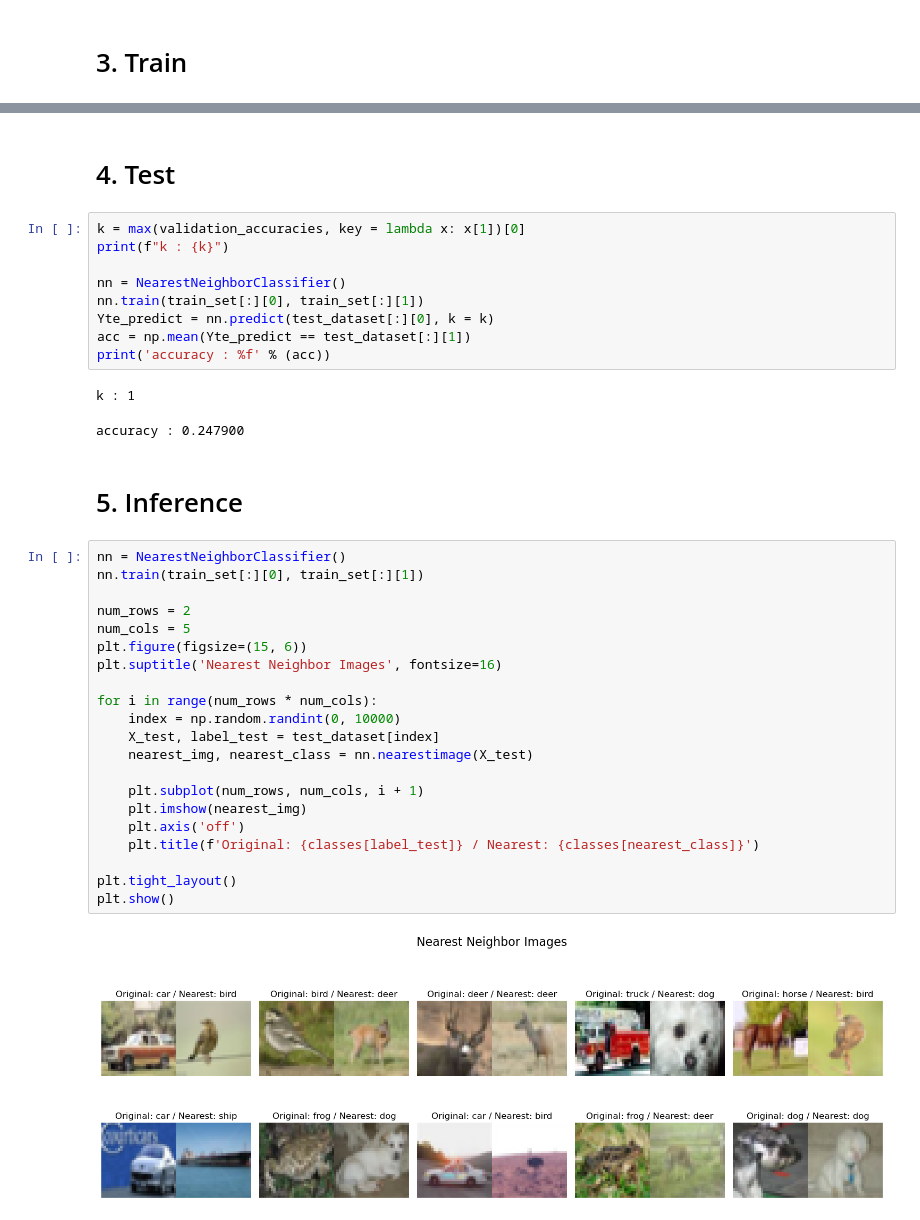
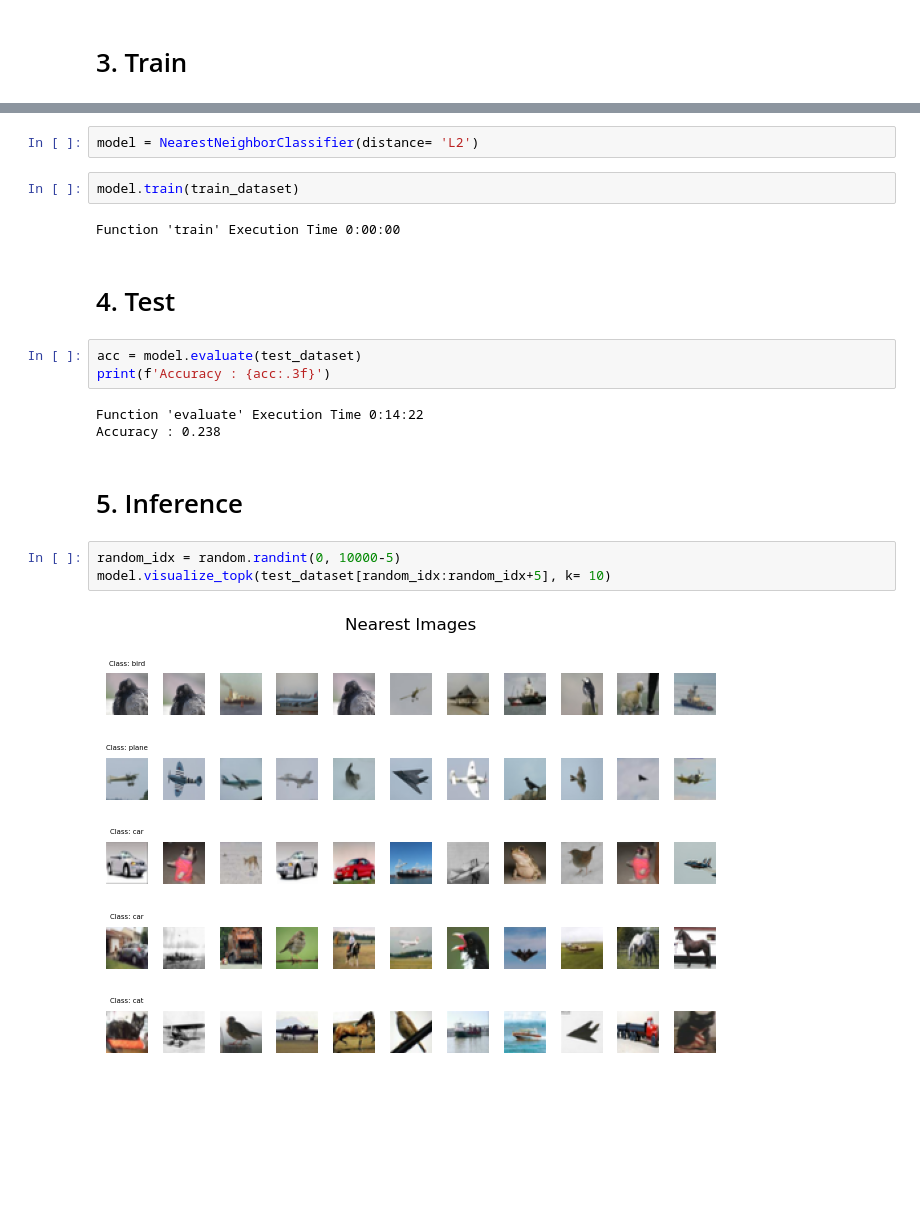
Before and after one commit to San-Juna-H/study-MLDL, a Jupyter notebook: 1_k-NearestNeighbor.ipynb, the cells around one changed output, grey strips where cells are left out. Drawn from its saved outputs; the diff is of its cells as text; blank space fills up the shorter version.

```diff
--- a/1_k-NearestNeighbor.ipynb
+++ b/1_k-NearestNeighbor.ipynb
@@ -146,39 +235,21 @@ accuracy : 0.221000
+# %%
+model = NearestNeighborClassifier(distance= 'L2')
+# %%
+model.train(train_dataset)
+# %% [output]
+Function 'train' Execution Time 0:00:00
 # %% [markdown]
 # 4. Test
-# %%
-k = max(validation_accuracies, key = lambda x: x[1])[0]
-print(f"k : {k}")
-
-nn = NearestNeighborClassifier()
-nn.train(train_set[:][0], train_set[:][1])
-Yte_predict = nn.predict(test_dataset[:][0], k = k)
-acc = np.mean(Yte_predict == test_dataset[:][1])
-print('accuracy : %f' % (acc))
-# %% [output]
-k : 1
-accuracy : 0.247900
+# %%
+acc = model.evaluate(test_dataset)
+print(f'Accuracy : {acc:.3f}')
+# %% [output]
+Function 'evaluate' Execution Time 0:14:22
+Accuracy : 0.238
 # %% [markdown]
 # 5. Inference
-# %%
-nn = NearestNeighborClassifier()
-nn.train(train_set[:][0], train_set[:][1])
-
-num_rows = 2
-num_cols = 5
-plt.figure(figsize=(15, 6))
-plt.suptitle('Nearest Neighbor Images', fontsize=16)
-
-for i in range(num_rows * num_cols):
-    index = np.random.randint(0, 10000)
-    X_test, label_test = test_dataset[index]
-    nearest_img, nearest_class = nn.nearestimage(X_test)
-
-    plt.subplot(num_rows, num_cols, i + 1)
-    plt.imshow(nearest_img)
-    plt.axis('off')
-    plt.title(f'Original: {classes[label_test]} / Nearest: {classes[nearest_class]}')
-
-plt.tight_layout()
-plt.show()
-# %% [output]
-[figure, removed]
+# %%
+random_idx = random.randint(0, 10000-5)
+model.visualize_topk(test_dataset[random_idx:random_idx+5], k= 10)
+# %% [output]
+[figure, added]
```
Also changed, not shown: parts of 18 cells of this notebook, 1 other file.
